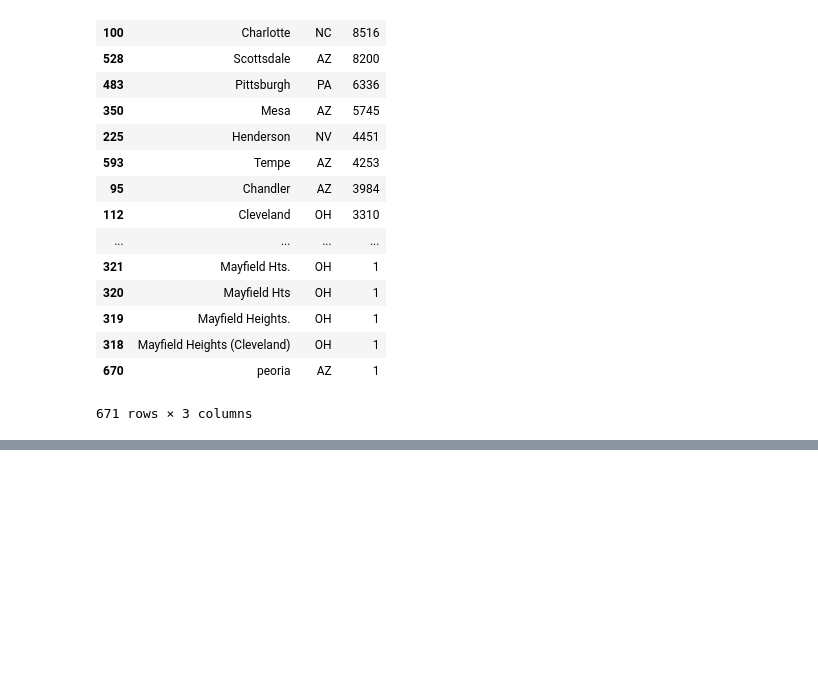
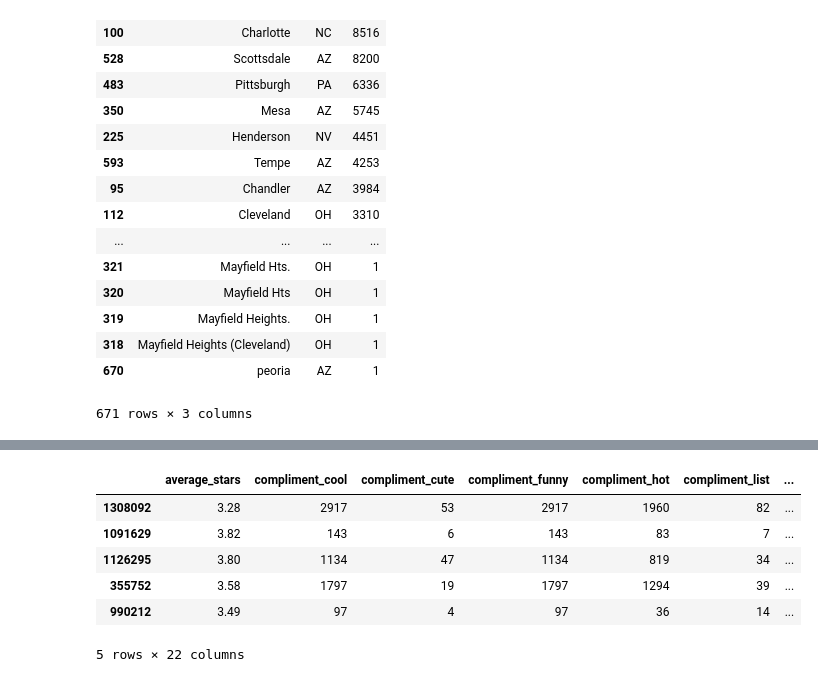
Before and after one commit to rlrognstad/Springboard_capstone_2, a Jupyter notebook: yelp_explore.ipynb, the cells around one changed output, grey strips where cells are left out. Drawn from its saved outputs; the diff is of its cells as text; code cells hidden in the pictures; blank space fills up the shorter version.

```diff
--- a/yelp_explore.ipynb
+++ b/yelp_explore.ipynb
@@ -89,0 +106,2 @@ yelp_sub[['city', 'state', 'postal_code']].groupby(['city', 'state'])['postal_co
+# %%
+yelp_u_sub = yelp_user[yelp_user['review_count'].apply(lambda x: x >=20)].sort_values(['review_count'], ascending=False)
@@ -89,0 +112,10 @@ yelp_sub[['city', 'state', 'postal_code']].groupby(['city', 'state'])['postal_co
+# %%
+yelp_u_sub.head()
+# %% [output]
+|  | average_stars | compliment_cool | compliment_cute | compliment_funny | compliment_hot | compliment_list | ... |
+| 1308092 | 3.28 | 2917 | 53 | 2917 | 1960 | 82 | ... |
+| 1091629 | 3.82 | 143 | 6 | 143 | 83 | 7 | ... |
+| 1126295 | 3.80 | 1134 | 47 | 1134 | 819 | 34 | ... |
+| 355752 | 3.58 | 1797 | 19 | 1797 | 1294 | 39 | ... |
+| 990212 | 3.49 | 97 | 4 | 97 | 36 | 14 | ... |
+5 rows × 22 columns
```
Also changed, not shown: parts of 6 cells of this notebook.
